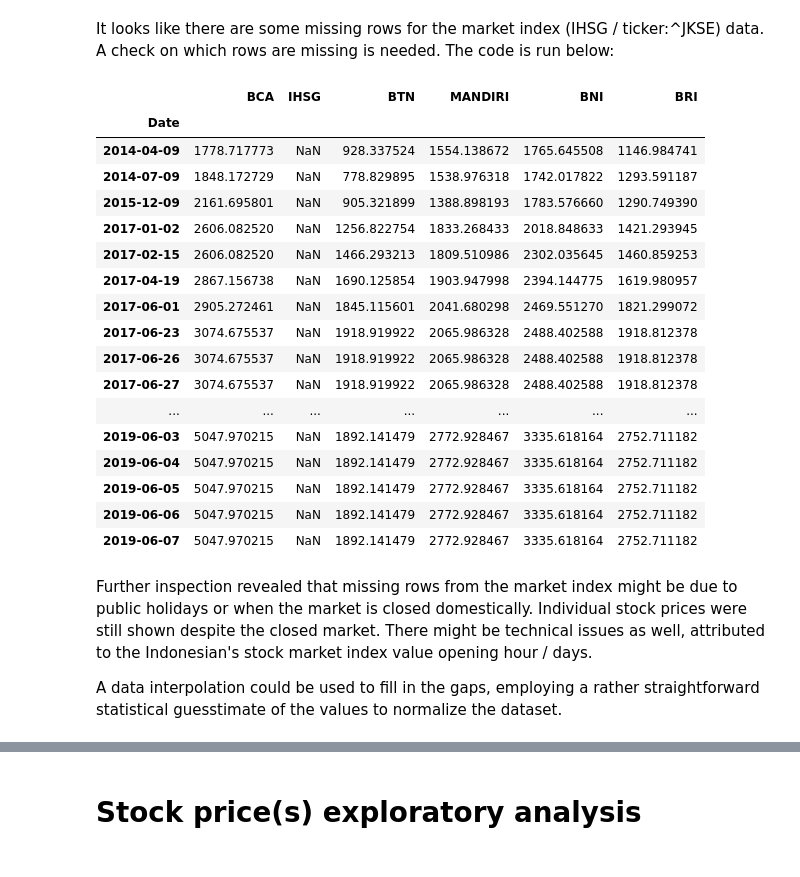
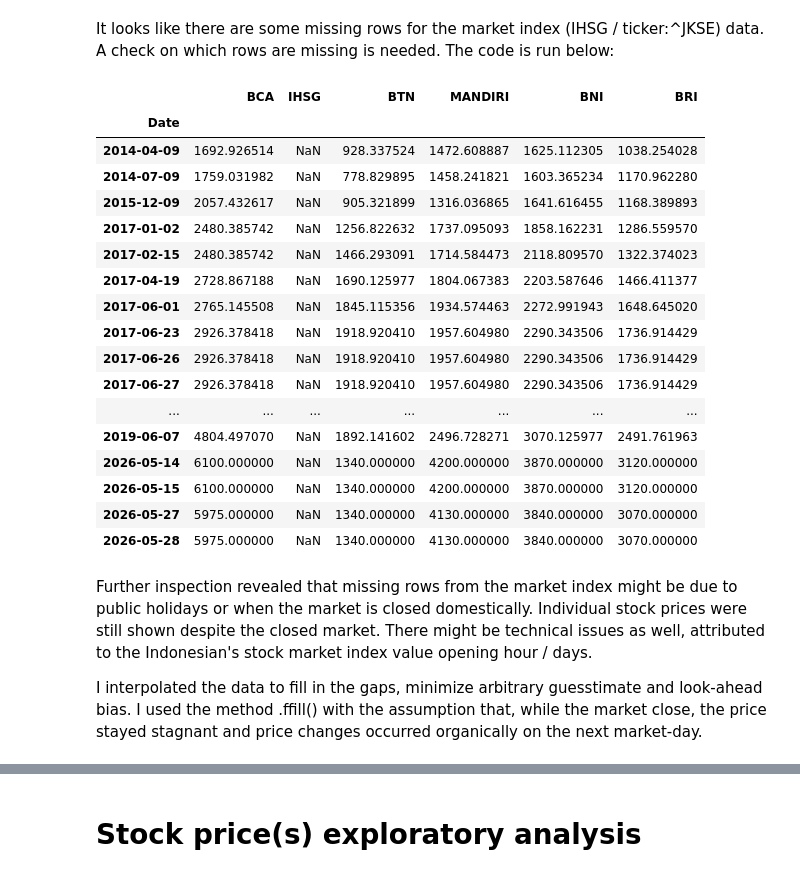
Before and after one commit to ardianthap/python-stock-analysis, a Jupyter notebook: BBCA_JKSE_OTHER_BANK_Stock_Price_Statistics.ipynb, the cells around one changed output, grey strips where cells are left out. Drawn from its saved outputs; the diff is of its cells as text; code cells hidden in the pictures.

Commit message:
Recent updates and refinement on statistical model

```diff
--- a/BBCA_JKSE_OTHER_BANK_Stock_Price_Statistics.ipynb
+++ b/BBCA_JKSE_OTHER_BANK_Stock_Price_Statistics.ipynb
@@ -80,30 +82,29 @@ memory usage: 194.0 KB
 # %% [markdown]
 It looks like there are some missing rows for the market index (IHSG / ticker:^JKSE) data. A check on which rows are missing is needed. The code is run below:
 # %%
-# Checking the missing data -- Market close
-missing_rows = data[data.isnull().any(axis=1)]
-missing_rows
+# Checking for any specific rows with missing values -- Market close
+data[data.isnull().any(axis=1)]
 # %% [output]
 |  | BCA | IHSG | BTN | MANDIRI | BNI | BRI |
 | Date |  |  |  |  |  |  |
-| 2014-04-09 | 1778.717773 | NaN | 928.337524 | 1554.138672 | 1765.645508 | 1146.984741 |
-| 2014-07-09 | 1848.172729 | NaN | 778.829895 | 1538.976318 | 1742.017822 | 1293.591187 |
-| 2015-12-09 | 2161.695801 | NaN | 905.321899 | 1388.898193 | 1783.576660 | 1290.749390 |
-| 2017-01-02 | 2606.082520 | NaN | 1256.822754 | 1833.268433 | 2018.848633 | 1421.293945 |
-| 2017-02-15 | 2606.082520 | NaN | 1466.293213 | 1809.510986 | 2302.035645 | 1460.859253 |
-| 2017-04-19 | 2867.156738 | NaN | 1690.125854 | 1903.947998 | 2394.144775 | 1619.980957 |
-| 2017-06-01 | 2905.272461 | NaN | 1845.115601 | 2041.680298 | 2469.551270 | 1821.299072 |
-| 2017-06-23 | 3074.675537 | NaN | 1918.919922 | 2065.986328 | 2488.402588 | 1918.812378 |
-| 2017-06-26 | 3074.675537 | NaN | 1918.919922 | 2065.986328 | 2488.402588 | 1918.812378 |
-| 2017-06-27 | 3074.675537 | NaN | 1918.919922 | 2065.986328 | 2488.402588 | 1918.812378 |
+| 2014-04-09 | 1692.926514 | NaN | 928.337524 | 1472.608887 | 1625.112305 | 1038.254028 |
+| 2014-07-09 | 1759.031982 | NaN | 778.829895 | 1458.241821 | 1603.365234 | 1170.962280 |
+| 2015-12-09 | 2057.432617 | NaN | 905.321899 | 1316.036865 | 1641.616455 | 1168.389893 |
+| 2017-01-02 | 2480.385742 | NaN | 1256.822632 | 1737.095093 | 1858.162231 | 1286.559570 |
+| 2017-02-15 | 2480.385742 | NaN | 1466.293091 | 1714.584473 | 2118.809570 | 1322.374023 |
+| 2017-04-19 | 2728.867188 | NaN | 1690.125977 | 1804.067383 | 2203.587646 | 1466.411377 |
+| 2017-06-01 | 2765.145508 | NaN | 1845.115356 | 1934.574463 | 2272.991943 | 1648.645020 |
+| 2017-06-23 | 2926.378418 | NaN | 1918.920410 | 1957.604980 | 2290.343506 | 1736.914429 |
+| 2017-06-26 | 2926.378418 | NaN | 1918.920410 | 1957.604980 | 2290.343506 | 1736.914429 |
+| 2017-06-27 | 2926.378418 | NaN | 1918.920410 | 1957.604980 | 2290.343506 | 1736.914429 |
 | ... | ... | ... | ... | ... | ... | ... |
-| 2019-06-03 | 5047.970215 | NaN | 1892.141479 | 2772.928467 | 3335.618164 | 2752.711182 |
-| 2019-06-04 | 5047.970215 | NaN | 1892.141479 | 2772.928467 | 3335.618164 | 2752.711182 |
-| 2019-06-05 | 5047.970215 | NaN | 1892.141479 | 2772.928467 | 3335.618164 | 2752.711182 |
-| 2019-06-06 | 5047.970215 | NaN | 1892.141479 | 2772.928467 | 3335.618164 | 2752.711182 |
-| 2019-06-07 | 5047.970215 | NaN | 1892.141479 | 2772.928467 | 3335.618164 | 2752.711182 |
+| 2019-06-07 | 4804.497070 | NaN | 1892.141602 | 2496.728271 | 3070.125977 | 2491.761963 |
+| 2026-05-14 | 6100.000000 | NaN | 1340.000000 | 4200.000000 | 3870.000000 | 3120.000000 |
+| 2026-05-15 | 6100.000000 | NaN | 1340.000000 | 4200.000000 | 3870.000000 | 3120.000000 |
+| 2026-05-27 | 5975.000000 | NaN | 1340.000000 | 4130.000000 | 3840.000000 | 3070.000000 |
+| 2026-05-28 | 5975.000000 | NaN | 1340.000000 | 4130.000000 | 3840.000000 | 3070.000000 |
 # %% [markdown]
 Further inspection revealed that missing rows from the market index might be due to public holidays or when the market is closed domestically. Individual stock prices were still shown despite the closed market.
 There might be technical issues as well, attributed to the Indonesian's stock market index value opening hour / days.
 
-A data interpolation could be used to fill in the gaps, employing a rather straightforward statistical guesstimate of the values to normalize the dataset.
+I interpolated the data to fill in the gaps, minimize arbitrary guesstimate and look-ahead bias. I used the method .ffill() with the assumption that, while the market close, the price stayed stagnant and price changes occurred organically on the next market-day.
```
Also changed, not shown: parts of 33 cells of this notebook.
